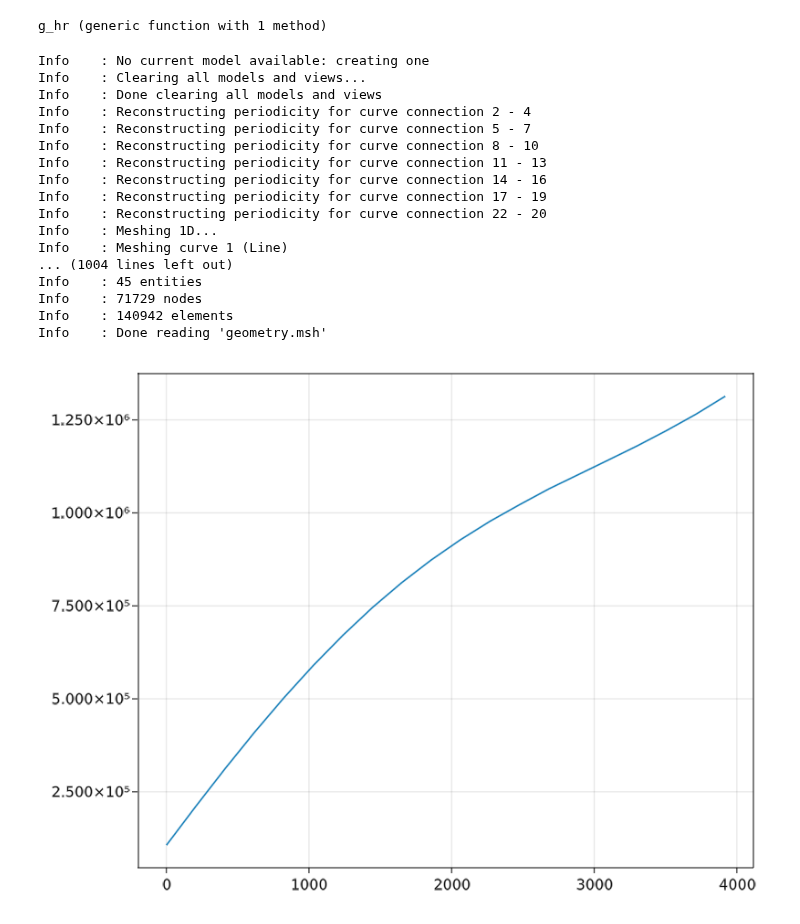
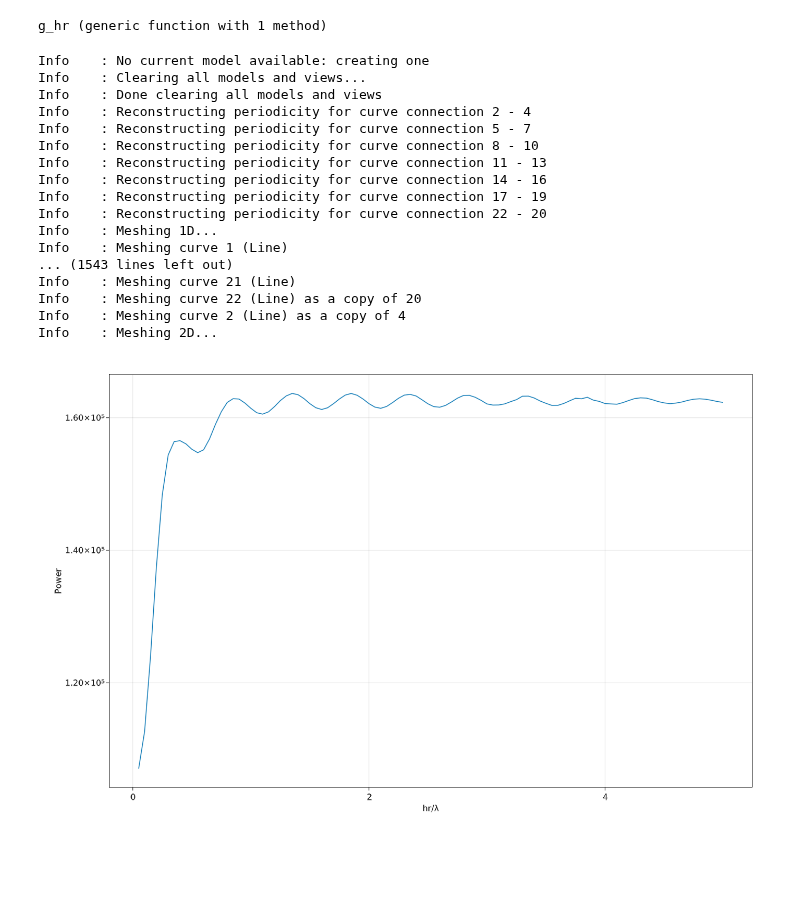
Before and after one commit to WenjieYao/RamanInFluid, a Jupyter notebook: Main.ipynb, the cells around one changed output. Cells and saved outputs as stored; diff of their text form; code cells hidden in the pictures; blank space fills up the shorter version.

```diff
--- a/Main.ipynb
+++ b/Main.ipynb
@@ -459,14 +469,20 @@ end
 # %% [output]
 g_hr (generic function with 1 method)
 # %%
-Ng = 20
+Ng = 100
 g_list = zeros(Ng)
+g0_list = zeros(Ng)
+# g1_list = zeros(Ng)
 h_list = zeros(Ng)
+
 for hi = 1:Ng
     λ2 = 549/sqrt(1.77)
-    hr = (hi - 1) * λ2/2
-    h_list[hi] = hr
-    g_list[hi] = g_hr(hr)
+    hr = hi * λ2/2 / 10
+    h_list[hi] = hr/λ2
+    gp, g0 = g_hr(hr)
+    g_list[hi] = gp
+    # g0_list[hi] = hi*g0
+    # g1_list[hi] = hi*g1/2
 end
 # %% [output]
 Info    : No current model available: creating one
@@ -481,15 +497,33 @@ Info    : Reconstructing periodicity for curve connection 17 - 19
 Info    : Reconstructing periodicity for curve connection 22 - 20
 Info    : Meshing 1D...
 Info    : Meshing curve 1 (Line)
-... (1004 lines left out)
-Info    : 45 entities
-Info    : 71729 nodes
-Info    : 140942 elements
-Info    : Done reading 'geometry.msh'
+... (1543 lines left out)
+Info    : Meshing curve 21 (Line)
+Info    : Meshing curve 22 (Line) as a copy of 20
+Info    : Meshing curve 2 (Line) as a copy of 4
+Info    : Meshing 2D...
-# %%
-GLMakie.lines(h_list, g_list)
-# %% [output]
-[figure, removed]
+# %%
+scene, layout = layoutscene(resolution=(1400,900))
+ax = layout[1,1]=Axis(scene)
+ms = 10
+lin1 = lines!(ax,h_list,g_list)
+# lin2 = lines!(ax,h_list,g0_list)
+# lin3 = lines!(ax,h_list,g_list-g0_list)
+
+#lin2 = scatter!(ax,range(1,12,step=1),g_r10,markersize=10)
+#lin3 = lines!(ax,range(1,12,step=1),gr_r5.+1e-9)
+#ax.yscale = log10
+ax.xlabel="hr/λ"
+ax.ylabel="Power"
+#ax.title="Eigenvalue distribution"
+
+# Legend(layout[1,1],[lin1, lin2],["Initial", "Optimized"])
+# axislegend(ax, [lin1, lin2, lin3],["All","Far field","Difference"], position = :rt,
+#     orientation = :vertical)
+# save("Results/EigenValDistributionIO.png",scene)
+scene
+# %% [output]
+[figure, added]
 # %%
 open("Bowtie.txt", "w") do iop
     for i = 1 : length(h_list)
```
Also changed, not shown: parts of 8 cells of this notebook, 5 other files.
